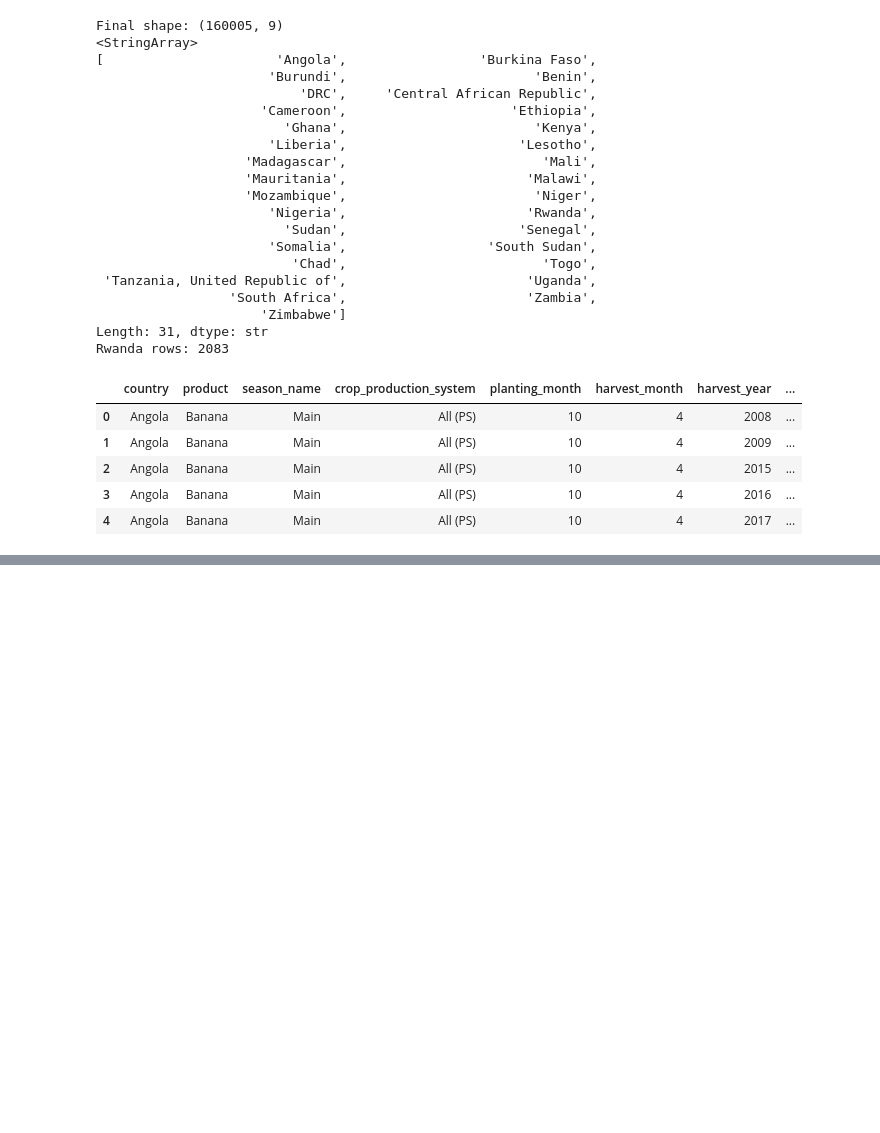
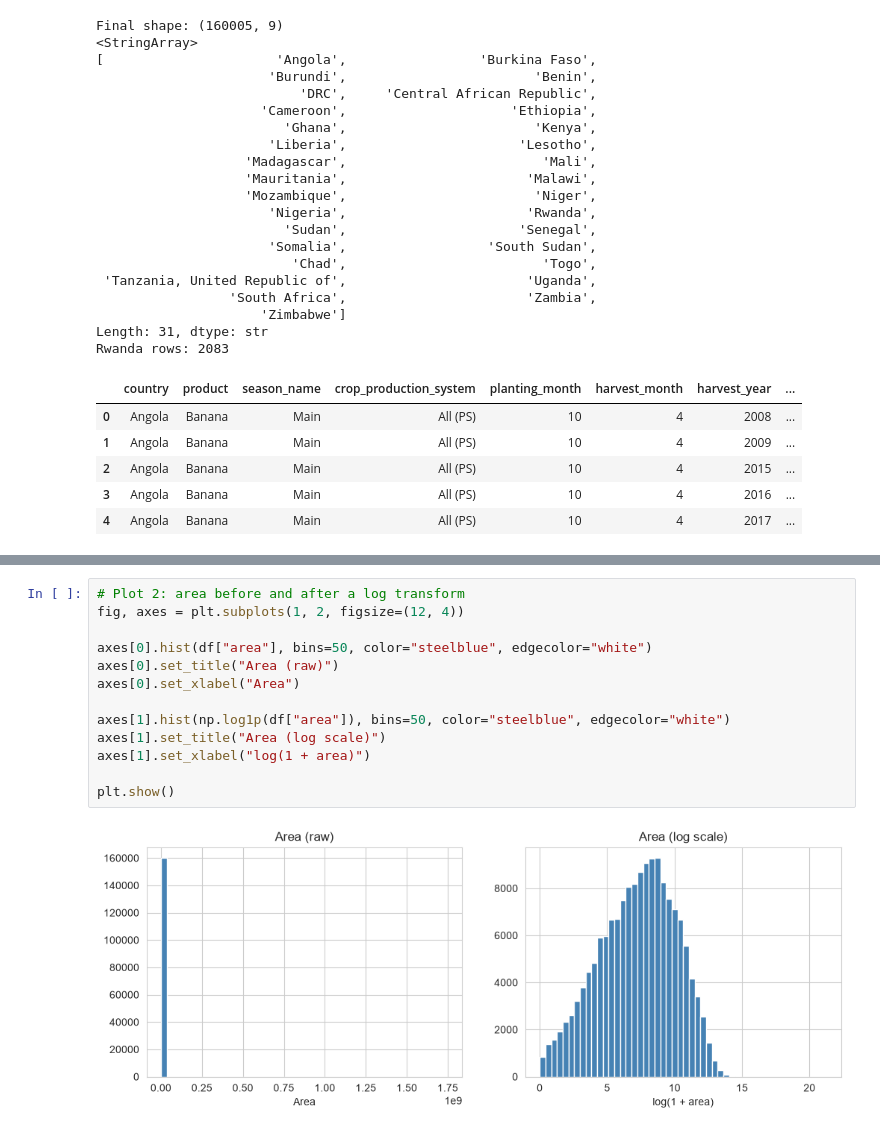
Before and after one commit to Queenu-7/linear-regression-summative, a Jupyter notebook: linear_regression/multivariate.ipynb, the cells around one changed output, grey strips where cells are left out. Saved outputs shown, nothing was run; the diff lists cells and outputs as text; blank space fills up the shorter version.

```diff
--- a/linear_regression/multivariate.ipynb
+++ b/linear_regression/multivariate.ipynb
@@ -154,0 +167,15 @@ Rwanda rows: 2083
+# %%
+# Plot 2: area before and after a log transform
+fig, axes = plt.subplots(1, 2, figsize=(12, 4))
+
+axes[0].hist(df["area"], bins=50, color="steelblue", edgecolor="white")
+axes[0].set_title("Area (raw)")
+axes[0].set_xlabel("Area")
+
+axes[1].hist(np.log1p(df["area"]), bins=50, color="steelblue", edgecolor="white")
+axes[1].set_title("Area (log scale)")
+axes[1].set_xlabel("log(1 + area)")
+
+plt.show()
+# %% [output]
+[figure, added]
```
Also changed, not shown: parts of 6 cells of this notebook.
